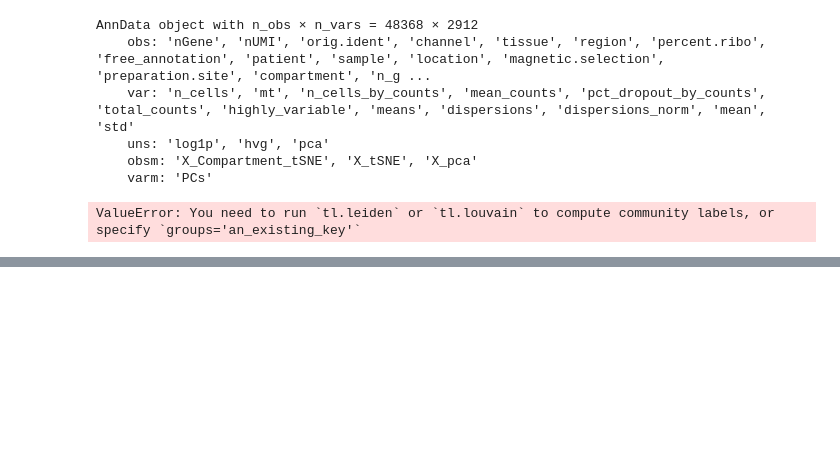
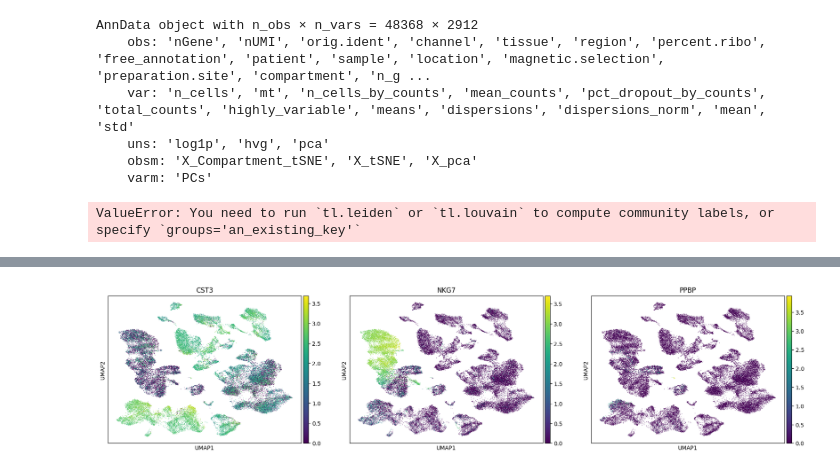
Before and after one commit to archana-b24/sc-spatial-analysis, a Jupyter notebook: initialAnalysis.ipynb, the cells around one changed output, grey strips where cells are left out. Cells and saved outputs as stored; diff of their text form; code cells hidden in the pictures; blank space fills up the shorter version.

```diff
--- a/initialAnalysis.ipynb
+++ b/initialAnalysis.ipynb
@@ -102,0 +118,5 @@ Requirement already satisfied: texttable>=1.6.2 in /Users/shivaramakrishna/Libra
+# %%
+sc.tl.umap(adata)
+sc.pl.umap(adata, color=['CST3', 'NKG7', 'PPBP'])
+# %% [output]
+[figure, added]
```
Also changed, not shown: parts of 13 cells of this notebook, 6 other files.
